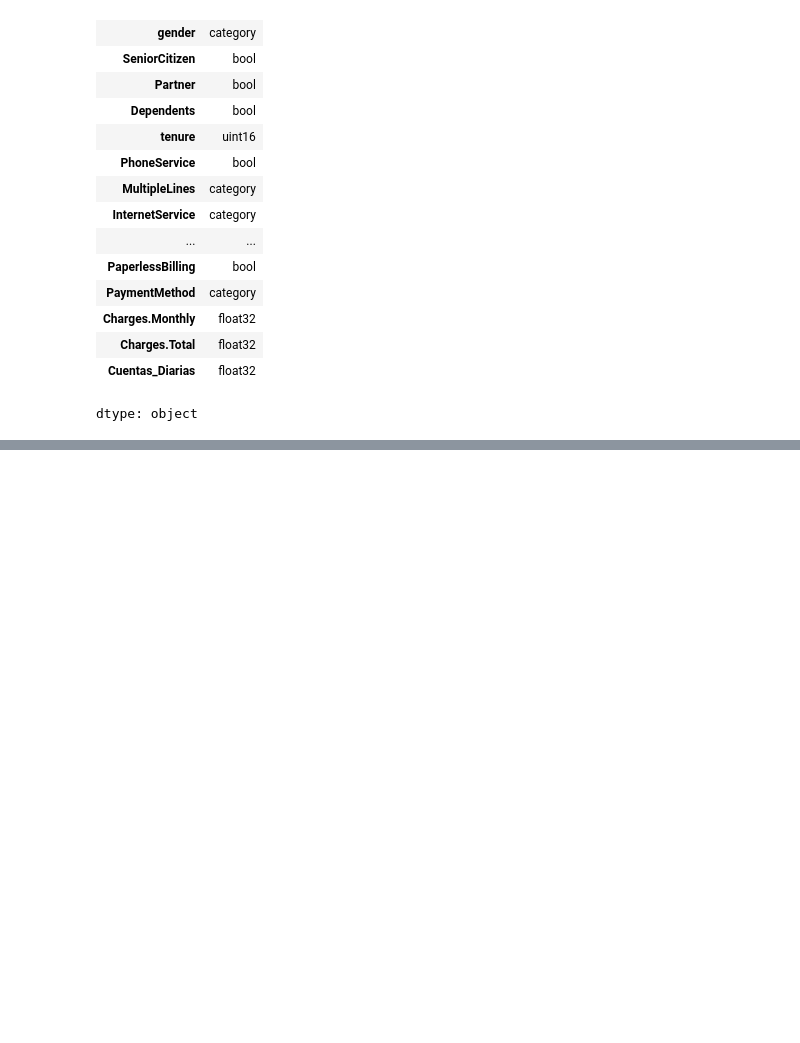
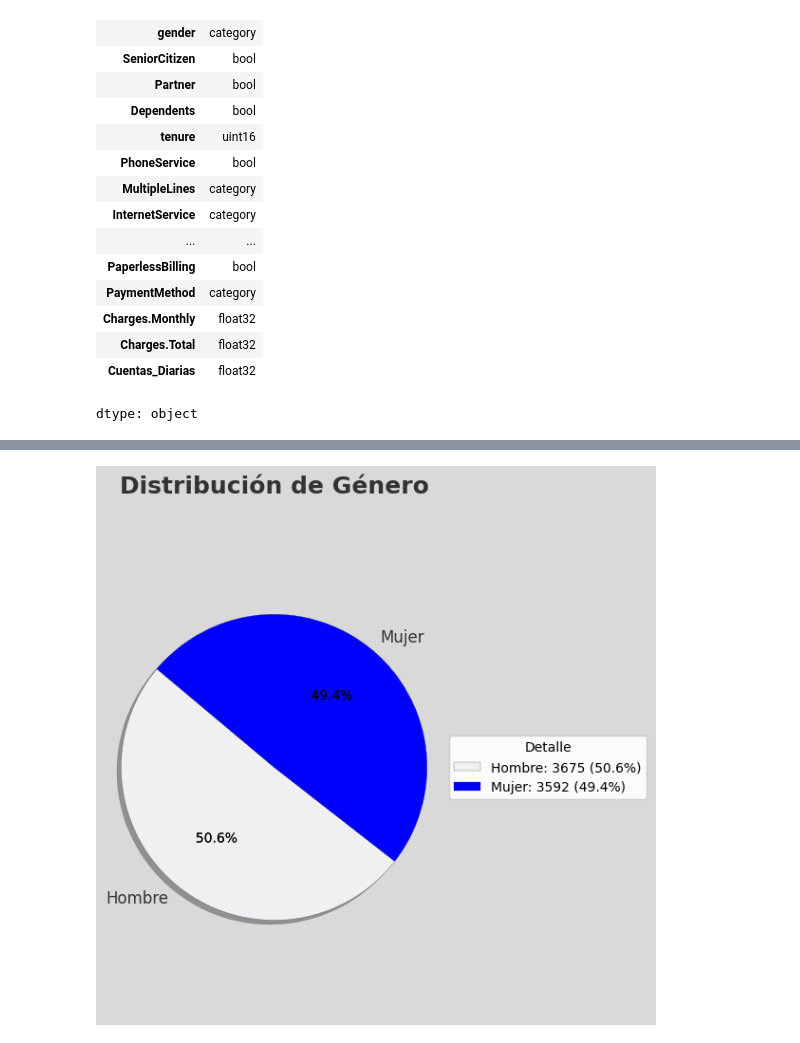
Before and after one commit to lunablanco/TelecomX_data_analysis, a Jupyter notebook: TelecomX1.ipynb, the cells around one changed output, grey strips where cells are left out. Saved outputs shown, nothing was run; the diff lists cells and outputs as text; code cells hidden in the pictures; blank space fills up the shorter version.

```diff
--- a/TelecomX1.ipynb
+++ b/TelecomX1.ipynb
@@ -420,0 +622,51 @@ fatal: could not read Username for 'https://github.com': No such device or addre
+# %%
+gender_counts = df_optimizado['Genero'].value_counts()
+labels = gender_counts.index
+sizes = gender_counts.values
+
+colors = sns.color_palette("light:b", n_colors=len(labels))
+plt.figure(figsize=(6, 6), facecolor='#D9D9D9')
+wedges, texts, autotexts = plt.pie(
+    sizes,
+    labels=labels,
+    colors=colors,
+    autopct='%1.1f%%',
+    shadow=True,
+    startangle=140,
+    textprops={'fontsize': 12, 'color': '#333333'},
+    wedgeprops={'edgecolor': '#2c3e50', 'linewidth': 0.2}  # Borde definido
+)
+
+import matplotlib.patheffects as path_effects
+
+for autotext in autotexts:
+    autotext.set_fontsize(10)
+    autotext.set_color('black')
+    autotext.set_path_effects([
+        path_effects.withStroke(
+            linewidth=0,
+            foreground='#333333'
+        )
+    ])
+
+
+plt.title('Distribución de Género',
+          fontsize=18, pad=20, color='#333333', fontweight='bold')
+plt.legend(
+    wedges,
+    [f'{label}: {count} ({percent:.1f}%)'
+     for label, count, percent in zip(labels, sizes, sizes/sum(sizes)*100)],
+    title="Detalle",
+    loc="center left",
+    bbox_to_anchor=(1, 0.5),
+    frameon=True,
+    framealpha=0.9,
+    facecolor='white'
+)
+plt.axis('equal')
+plt.tight_layout()
+
+plt.savefig('distribucion_genero_torta.png', dpi=300, bbox_inches='tight', facecolor='#F5F5F5')
+plt.show()
+# %% [output]
+[figure, added]
```
Also changed, not shown: parts of 47 cells of this notebook.
